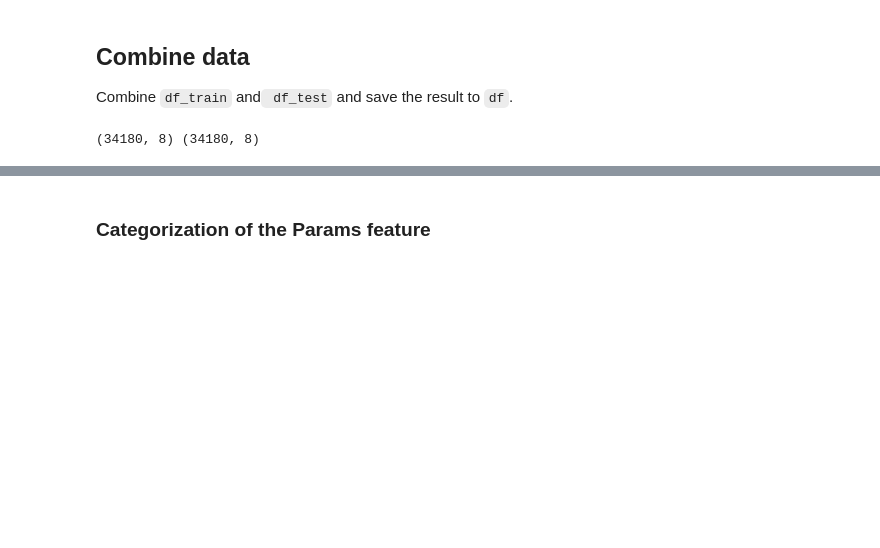
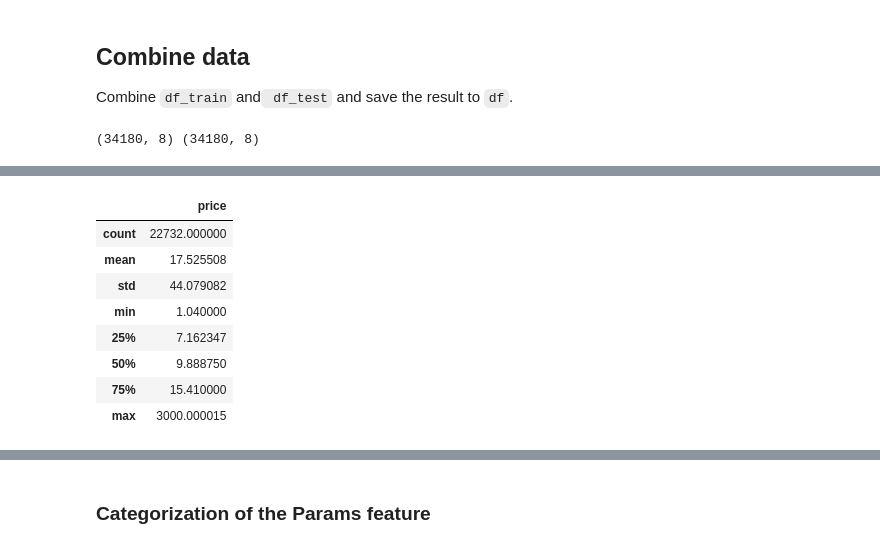
Before and after one commit to TomekSwiatek/Prediction-of-housing-prices, a Jupyter notebook: notebooks/001-XGB_best.ipynb, the cells around one changed output, grey strips where cells are left out. Saved outputs shown, nothing was run; the diff lists cells and outputs as text; code cells hidden in the pictures; blank space fills up the shorter version.

```diff
--- a/notebooks/001-XGB_best.ipynb
+++ b/notebooks/001-XGB_best.ipynb
@@ -44,0 +69,12 @@ df.sample(5)
+# %%
+df[['price']].describe()
+# %% [output]
+|  | price |
+| count | 22732.000000 |
+| mean | 17.525508 |
+| std | 44.079082 |
+| min | 1.040000 |
+| 25% | 7.162347 |
+| 50% | 9.888750 |
+| 75% | 15.410000 |
+| max | 3000.000015 |
```
Also changed, not shown: parts of 4 cells of this notebook, 1 other file.
